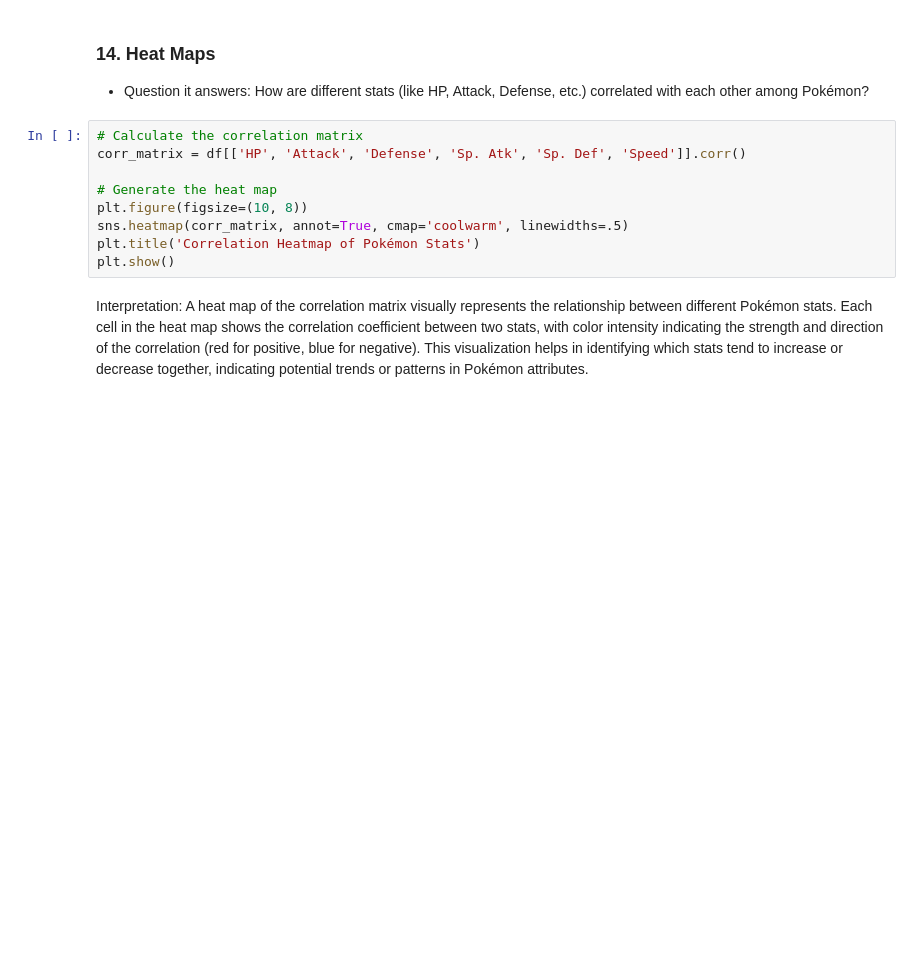
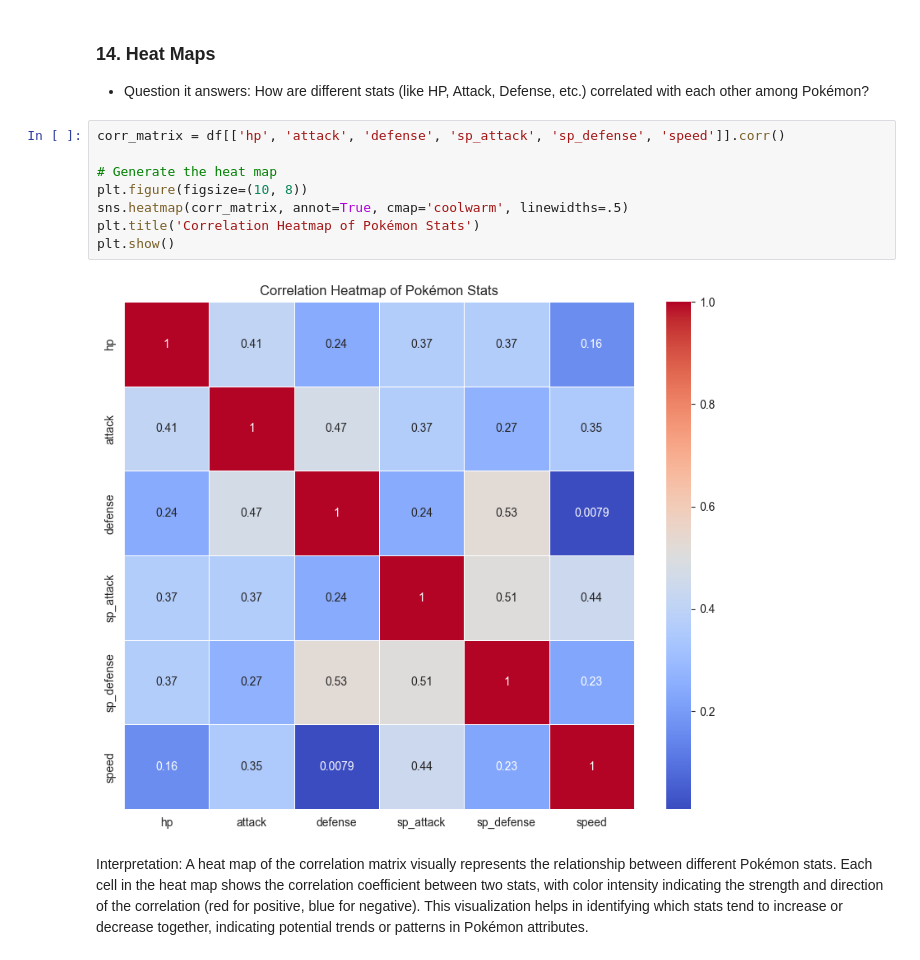
Before and after one commit to pilotbear-coder/DAE-Project, a Jupyter notebook: 7275/wk2/H2L1.ipynb, the cells around one changed output. Saved outputs shown, nothing was run; the diff lists cells and outputs as text; blank space fills up the shorter version.

```diff
--- a/7275/wk2/H2L1.ipynb
+++ b/7275/wk2/H2L1.ipynb
@@ -871,14 +881,15 @@ This bubble chart plots Pokémon Attack against Defense power, where the size of
 ### 14. Heat Maps
 - Question it answers: How are different stats (like HP, Attack, Defense, etc.) correlated with each other among Pokémon?
 # %%
-# Calculate the correlation matrix
-corr_matrix = df[['HP', 'Attack', 'Defense', 'Sp. Atk', 'Sp. Def', 'Speed']].corr()
+corr_matrix = df[['hp', 'attack', 'defense', 'sp_attack', 'sp_defense', 'speed']].corr()
 
 # Generate the heat map
 plt.figure(figsize=(10, 8))
 sns.heatmap(corr_matrix, annot=True, cmap='coolwarm', linewidths=.5)
 plt.title('Correlation Heatmap of Pokémon Stats')
 plt.show()
+# %% [output]
+[figure, added]
 # %% [markdown]
 Interpretation:
 A heat map of the correlation matrix visually represents the relationship between different Pokémon stats. Each cell in the heat map shows the correlation coefficient between two stats, with color intensity indicating the strength and direction of the correlation (red for positive, blue for negative). This visualization helps in identifying which stats tend to increase or decrease together, indicating potential trends or patterns in Pokémon attributes.
```
Also changed, not shown: parts of 6 cells of this notebook, 1 other file.
